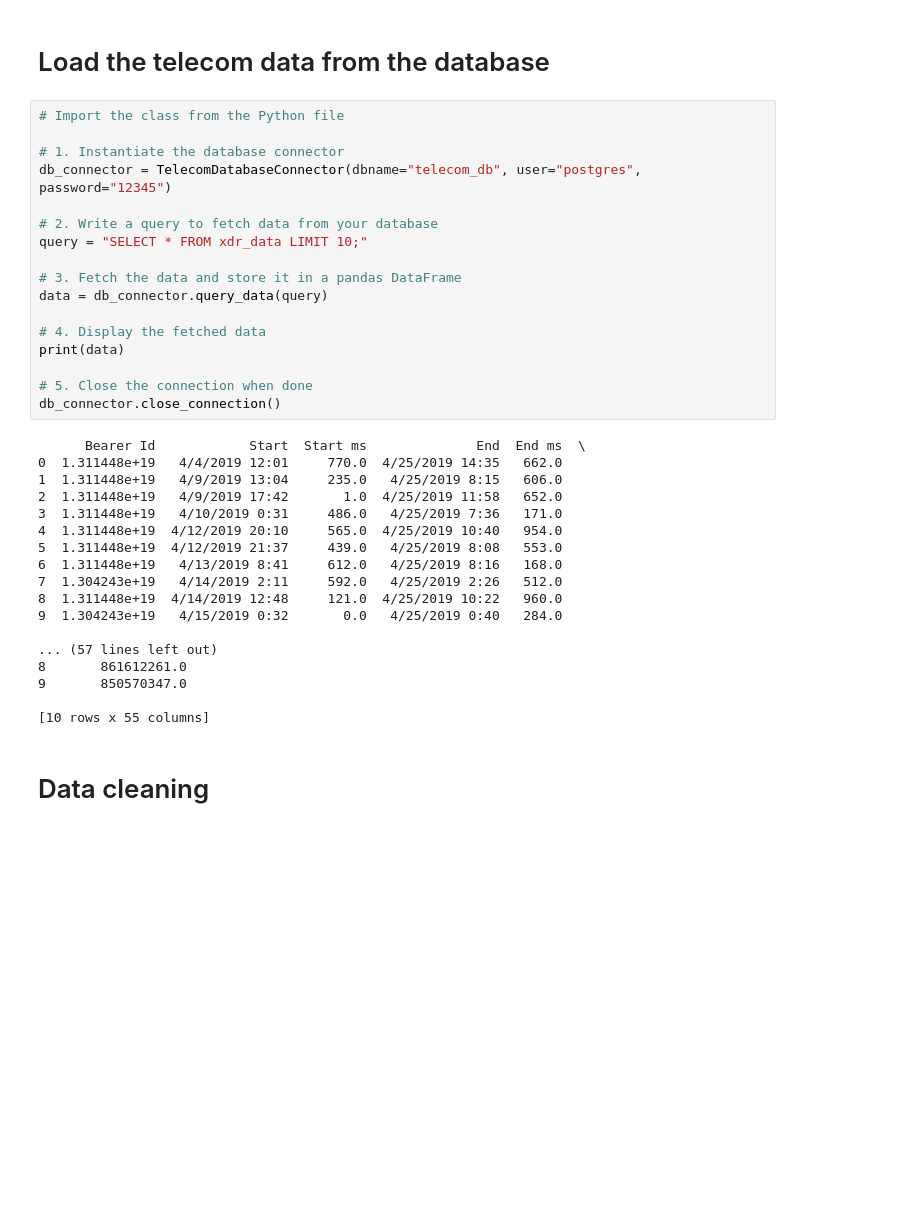
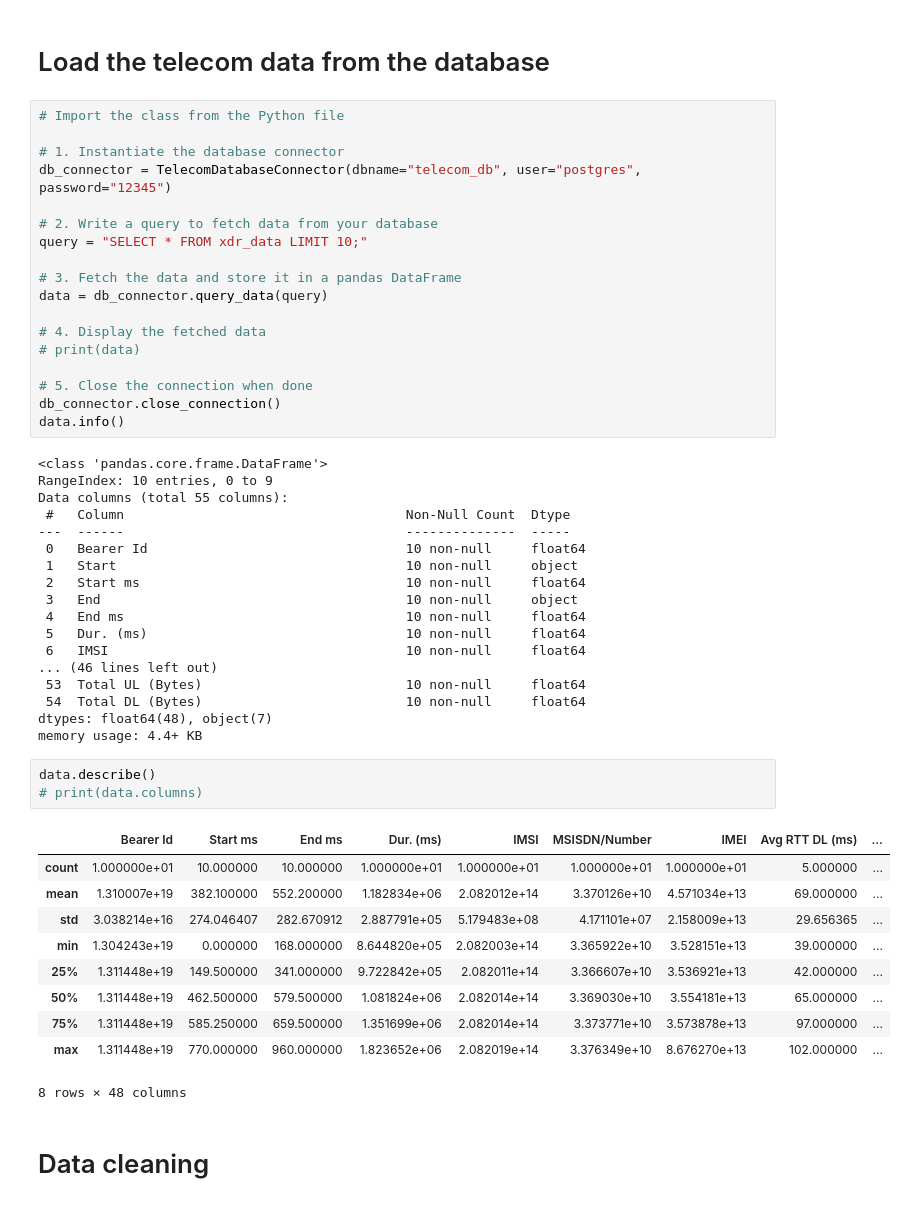
Before and after one commit to wubeabera123/Telecom-User-Analysis-Insights, a Jupyter notebook: notebooks/telecom_data_analysis.ipynb, the cells around one changed output. Drawn from its saved outputs; the diff is of its cells as text; blank space fills up the shorter version.

```diff
--- a/notebooks/telecom_data_analysis.ipynb
+++ b/notebooks/telecom_data_analysis.ipynb
@@ -25,27 +27,42 @@ query = "SELECT * FROM xdr_data LIMIT 10;"
 data = db_connector.query_data(query)
 
 # 4. Display the fetched data
-print(data)
+# print(data)
 
 # 5. Close the connection when done
 db_connector.close_connection()
+data.info()
 # %% [output]
-      Bearer Id            Start  Start ms              End  End ms  \
-0  1.311448e+19   4/4/2019 12:01     770.0  4/25/2019 14:35   662.0
-1  1.311448e+19   4/9/2019 13:04     235.0   4/25/2019 8:15   606.0
-2  1.311448e+19   4/9/2019 17:42       1.0  4/25/2019 11:58   652.0
-3  1.311448e+19   4/10/2019 0:31     486.0   4/25/2019 7:36   171.0
-4  1.311448e+19  4/12/2019 20:10     565.0  4/25/2019 10:40   954.0
-5  1.311448e+19  4/12/2019 21:37     439.0   4/25/2019 8:08   553.0
-6  1.311448e+19   4/13/2019 8:41     612.0   4/25/2019 8:16   168.0
-7  1.304243e+19   4/14/2019 2:11     592.0   4/25/2019 2:26   512.0
-8  1.311448e+19  4/14/2019 12:48     121.0  4/25/2019 10:22   960.0
-9  1.304243e+19   4/15/2019 0:32       0.0   4/25/2019 0:40   284.0
-
-... (57 lines left out)
-8       861612261.0
-9       850570347.0
-
-[10 rows x 55 columns]
+<class 'pandas.core.frame.DataFrame'>
+RangeIndex: 10 entries, 0 to 9
+Data columns (total 55 columns):
+ #   Column                                    Non-Null Count  Dtype
+---  ------                                    --------------  -----
+ 0   Bearer Id                                 10 non-null     float64
+ 1   Start                                     10 non-null     object
+ 2   Start ms                                  10 non-null     float64
+ 3   End                                       10 non-null     object
+ 4   End ms                                    10 non-null     float64
+ 5   Dur. (ms)                                 10 non-null     float64
+ 6   IMSI                                      10 non-null     float64
+... (46 lines left out)
+ 53  Total UL (Bytes)                          10 non-null     float64
+ 54  Total DL (Bytes)                          10 non-null     float64
+dtypes: float64(48), object(7)
+memory usage: 4.4+ KB
+# %%
+data.describe()
+# print(data.columns)
+# %% [output]
+|  | Bearer Id | Start ms | End ms | Dur. (ms) | IMSI | MSISDN/Number | IMEI | Avg RTT DL (ms) | ... |
+| count | 1.000000e+01 | 10.000000 | 10.000000 | 1.000000e+01 | 1.000000e+01 | 1.000000e+01 | 1.000000e+01 | 5.000000 | ... |
+| mean | 1.310007e+19 | 382.100000 | 552.200000 | 1.182834e+06 | 2.082012e+14 | 3.370126e+10 | 4.571034e+13 | 69.000000 | ... |
+| std | 3.038214e+16 | 274.046407 | 282.670912 | 2.887791e+05 | 5.179483e+08 | 4.171101e+07 | 2.158009e+13 | 29.656365 | ... |
+| min | 1.304243e+19 | 0.000000 | 168.000000 | 8.644820e+05 | 2.082003e+14 | 3.365922e+10 | 3.528151e+13 | 39.000000 | ... |
+| 25% | 1.311448e+19 | 149.500000 | 341.000000 | 9.722842e+05 | 2.082011e+14 | 3.366607e+10 | 3.536921e+13 | 42.000000 | ... |
+| 50% | 1.311448e+19 | 462.500000 | 579.500000 | 1.081824e+06 | 2.082014e+14 | 3.369030e+10 | 3.554181e+13 | 65.000000 | ... |
+| 75% | 1.311448e+19 | 585.250000 | 659.500000 | 1.351699e+06 | 2.082014e+14 | 3.373771e+10 | 3.573878e+13 | 97.000000 | ... |
+| max | 1.311448e+19 | 770.000000 | 960.000000 | 1.823652e+06 | 2.082019e+14 | 3.376349e+10 | 8.676270e+13 | 102.000000 | ... |
+8 rows × 48 columns
 # %% [markdown]
 # Data cleaning
```
Also changed, not shown: parts of 10 cells of this notebook, 5 other files.
